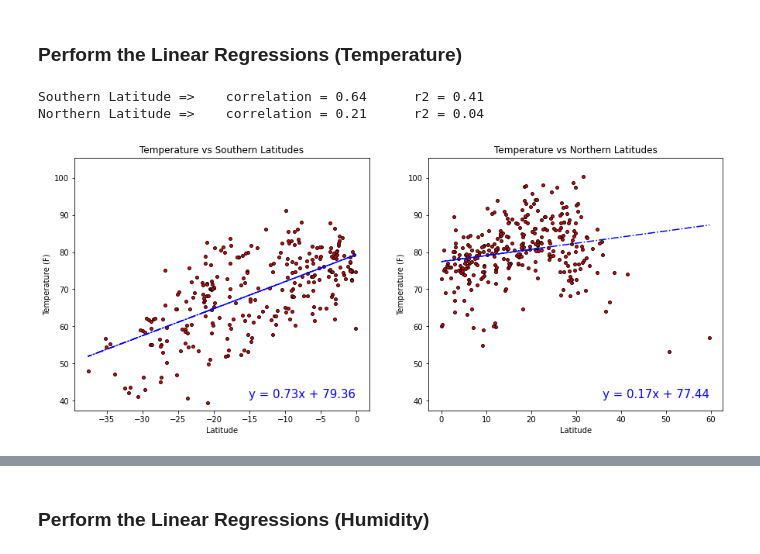
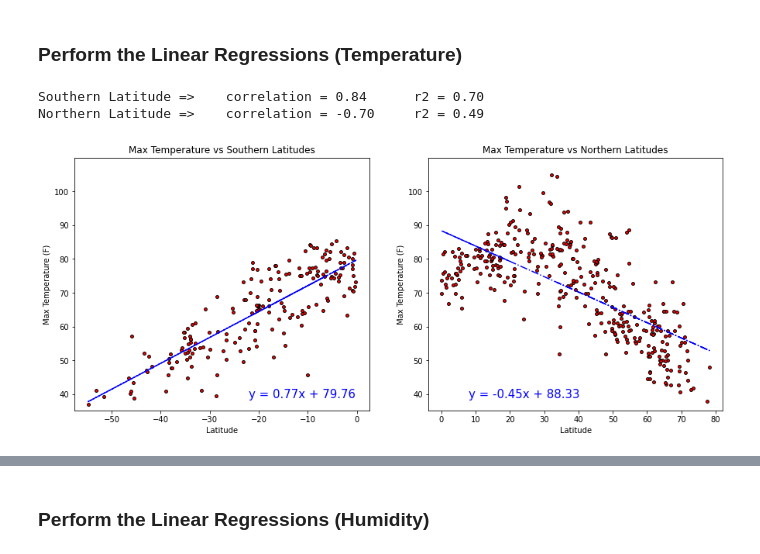
Before and after one commit to seneubauer/python-api-challenge, a Jupyter notebook: WeatherPy.ipynb, the cells around one changed output, grey strips where cells are left out. Cells and saved outputs as stored; diff of their text form; code cells hidden in the pictures.

```diff
--- a/WeatherPy.ipynb
+++ b/WeatherPy.ipynb
@@ -261,0 +311,6 @@ This scatter plot displays the relationship between a city's latitudinal positio
+# %%
+# create Northern hemisphere DataFrame
+northern_df = weather_df.loc[weather_df["Latitude"] >= 0, :].reset_index(drop = True)
+
+# preview the Northern hemisphere DataFrame
+northern_df.head()
@@ -261,0 +324,6 @@ This scatter plot displays the relationship between a city's latitudinal positio
+# %%
+# create Southern hemisphere DataFrame
+southern_df = weather_df.loc[weather_df["Latitude"] < 0, :].reset_index(drop = True)
+
+# preview the Southern hemisphere DataFrame
+southern_df.head()
@@ -262,24 +337,7 @@ This scatter plot displays the relationship between a city's latitudinal positio
 # %%
-# combine the lists into a DataFrame to work better in a regression
-weather_df = pd.DataFrame({
-                        "Latitude": latitude_Data,
-                        "Temperature (F)": temperature_Data,
-                        "Humidity (%)": humidity_Data,
-                        "Cloudiness (%)": cloudiness_Data,
-                        "Wind Speed (mph)": windSpeed_Data})
-
-# save the dataframe to file
-weather_df.to_csv("Output/city_weather_data", index = False)
-
-# create Northern hemisphere DataFrame
-northern_df = weather_df.loc[weather_df["Latitude"] >= 0, :].reset_index()
-
-# create Southern hemisphere DataFrame
-southern_df = weather_df.loc[weather_df["Latitude"] < 0, :].reset_index()
-
 # calculate the maximum and minimum y values
-max_temperature = max(weather_df["Temperature (F)"])
-min_temperature = min(weather_df["Temperature (F)"])
+max_temperature = max(weather_df["Max Temperature (F)"])
+min_temperature = min(weather_df["Max Temperature (F)"])
 max_humidity = max(weather_df["Humidity (%)"])
 min_humidity = min(weather_df["Humidity (%)"])
 max_cloudiness = max(weather_df["Cloudiness (%)"])
@@ -305,11 +363,11 @@ x_values_northern = northern_df["Latitude"]
 x_values_southern = southern_df["Latitude"]
 
 # extract the y series for use in the linear regressions
-y_values_northern_temperature = northern_df["Temperature (F)"]
+y_values_northern_temperature = northern_df["Max Temperature (F)"]
 y_values_northern_humidity = northern_df["Humidity (%)"]
 y_values_northern_cloudiness = northern_df["Cloudiness (%)"]
 y_values_northern_windspeed = northern_df["Wind Speed (mph)"]
-y_values_southern_temperature = southern_df["Temperature (F)"]
+y_values_southern_temperature = southern_df["Max Temperature (F)"]
 y_values_southern_humidity = southern_df["Humidity (%)"]
 y_values_southern_cloudiness = southern_df["Cloudiness (%)"]
 y_values_southern_windspeed = southern_df["Wind Speed (mph)"]
@@ -317,7 +375,7 @@ y_values_southern_windspeed = southern_df["Wind Speed (mph)"]
 ### Perform the Linear Regressions (Temperature)
 # %%
 # define the line equation's position variables (% of axis)
-x_northern_position = 0.60
+x_northern_position = 0.10
 x_southern_position = 0.60
 y_position = 0.05
 
@@ -326,7 +384,7 @@ y_values_northern = y_values_northern_temperature
 y_values_southern = y_values_southern_temperature
 y_max = max_temperature
 y_min = min_temperature
-category = "Temperature"
+category = "Max Temperature"
 categoryUnits = "(F)"
 
 # calculate the northern regression
@@ -372,33 +430,33 @@ ax1.plot(x_values_northern,
                 color = regressionColor,
                 linestyle = lineStyle)
 
 # calculate the position for the line equation
 x_position_northern = min(x_values_northern) + (max(x_values_northern) - min(x_values_northern)) * x_northern_position
 x_position_southern = min(x_values_southern) + (max(x_values_southern) - min(x_values_southern)) * x_southern_position
 y_position = y_min + (y_max - y_min) * y_position
 
 # add the line equation
 ax0.annotate(line_equationS, (x_position_southern, y_position), fontsize = 15, color = regressionColor)
 ax1.annotate(line_equationN, (x_position_northern, y_position), fontsize = 15, color = regressionColor)
 
 # set up y axis limits
 ax0.set_ylim(y_min, y_max)
 ax1.set_ylim(y_min, y_max)
 
 # set up the labels and title
 ax0.set_xlabel("Latitude")
 ax0.set_ylabel(f"{category} {categoryUnits}")
 ax0.set_title(f"{category} vs Southern Latitudes")
 ax1.set_xlabel("Latitude")
 ax1.set_ylabel(f"{category} {categoryUnits}")
 ax1.set_title(f"{category} vs Northern Latitudes")
 
 # save the plot
 plt.savefig(f"Images/{category} vs Latitudes - Regression.png")
 
 # show the plot
 plt.show()
 # %% [output]
-Southern Latitude =>    correlation = 0.64      r2 = 0.41
-Northern Latitude =>    correlation = 0.21      r2 = 0.04
+Southern Latitude =>    correlation = 0.84      r2 = 0.70
+Northern Latitude =>    correlation = -0.70     r2 = 0.49
-[figure, old version]
+[figure, new version]
```
Also changed, not shown: parts of 27 cells of this notebook, 10 other files.
